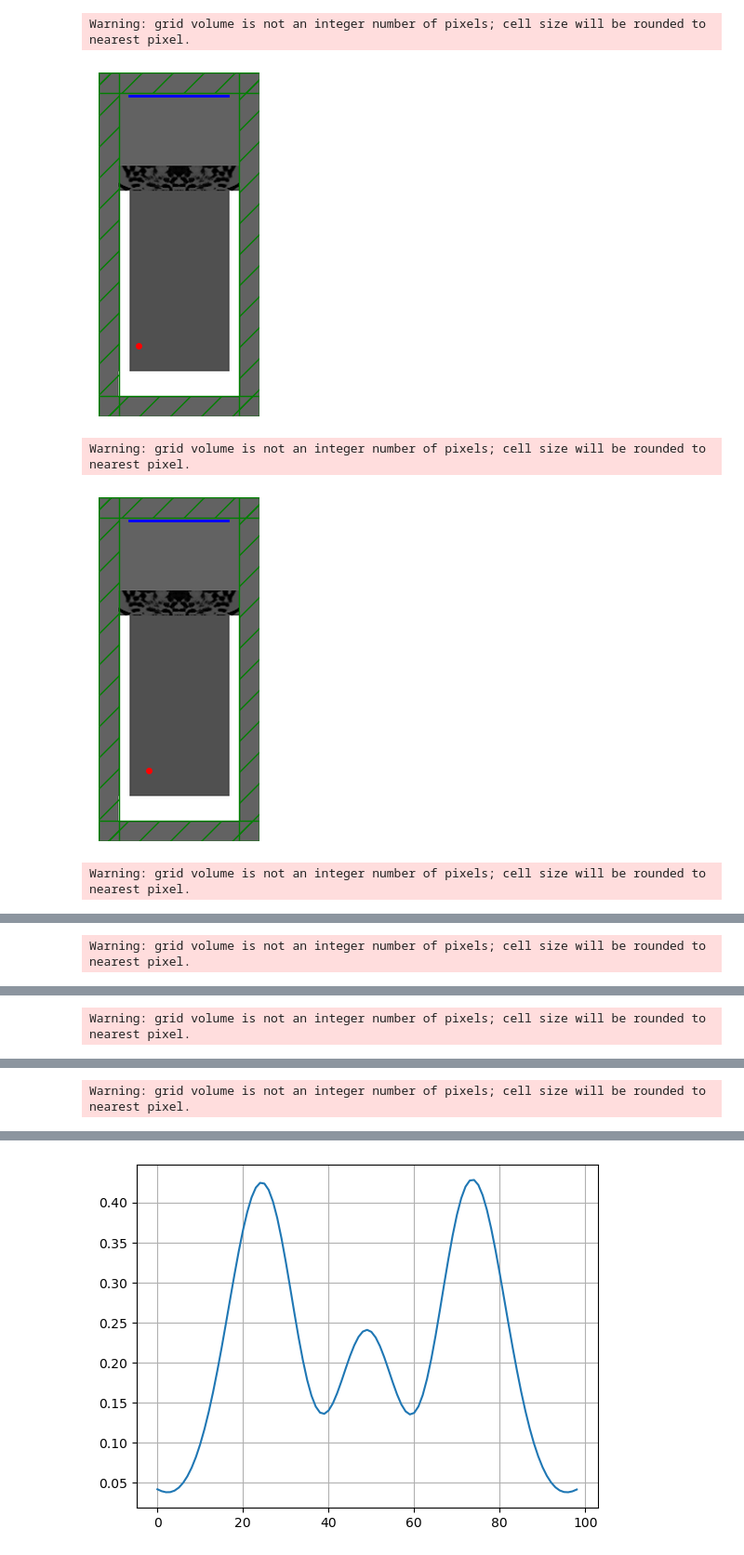
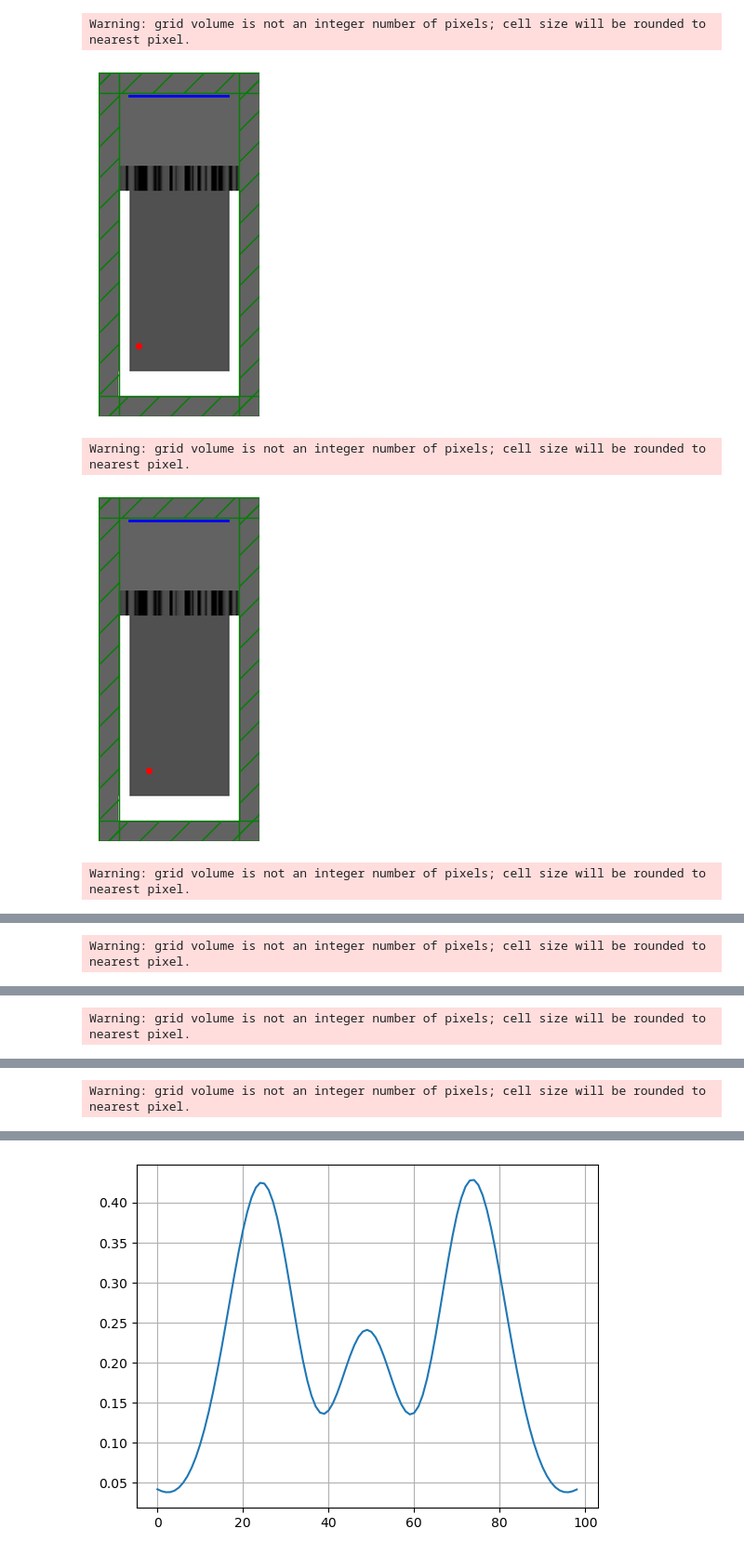
Before and after one commit to M2nion/EIDL, a Jupyter notebook: Tool/Meep/LGD/LGD Project/Mode decomposition/Kyungmin/Reciprocity/OLED_Modedecom_45_ref.ipynb, the cells around one changed output, grey strips where cells are left out. Shown at 93% size. Saved outputs shown, nothing was run; the diff lists cells and outputs as text; code cells hidden in the pictures.

```diff
--- a/Tool/Meep/LGD/LGD Project/Mode decomposition/Kyungmin/Reciprocity/OLED_Modedecom_45_ref.ipynb
+++ b/Tool/Meep/LGD/LGD Project/Mode decomposition/Kyungmin/Reciprocity/OLED_Modedecom_45_ref.ipynb
@@ -54,8 +54,8 @@ Air = mp.Medium(index=1.0)
 
 # 디자인 변수 격자
 Nx = int(design_region_resolution * design_region_width) + 1
-Ny = int(design_region_resolution * design_region_height) + 1
-# Ny = 1
+# Ny = int(design_region_resolution * design_region_height) + 1
+Ny = 1
 
 
 # 위치 계산
@@ -203,35 +203,35 @@ sources = [
 ]
 
 k0 = mp.Vector3(0,0,0)
 
 sims = [
     mp.Simulation(
         resolution=resolution,
         cell_size=cell_size,
         boundary_layers=boundary_layers,
         geometry=geometry,
         sources=[src],
         default_material=mp.Medium(index=1),
         extra_materials=[Ag],
         # k_point=k0
     )
     for src in sources
 ]
 
 monitor_position_J = mp.Vector3(0, center_y_monitor_position)
 monitor_size = mp.Vector3(width_sio2-2/resolution, 0)
 
 dft_monitor = []
-k = np.loadtxt("/home/min/EIDL/Tool/Meep/LGD/LGD Project/Mode decomposition/Kyungmin/Reciprocity/1_50/example.txt")
+k = np.loadtxt("/home/min/EIDL/Tool/Meep/LGD/LGD Project/Mode decomposition/Kyungmin/Reciprocity/ndipole1_resolution50_grating_loc0.5/example.txt")
 design_variables.update_weights(k)
 for i in range(num_sources):
     dft_monitor.append(sims[i].add_dft_fields([mp.Ez], fcen,0,1, center = monitor_position_J, size = monitor_size, yee_grid=True))
     sims[i].plot2D()
     plt.axis(False)
     plt.show()
 # %% [output]
 Warning: grid volume is not an integer number of pixels; cell size will be rounded to nearest pixel.
-[figure, old version]
+[figure, new version]
 Warning: grid volume is not an integer number of pixels; cell size will be rounded to nearest pixel.
-[figure, old version]
+[figure, new version]
 Warning: grid volume is not an integer number of pixels; cell size will be rounded to nearest pixel.
```
Also changed, not shown: parts of 3 cells of this notebook, 5 other files.
